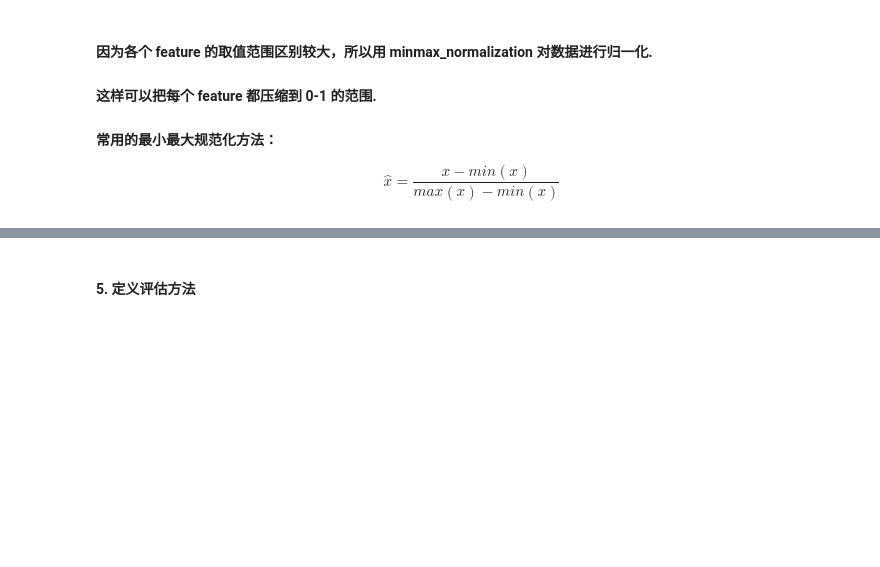
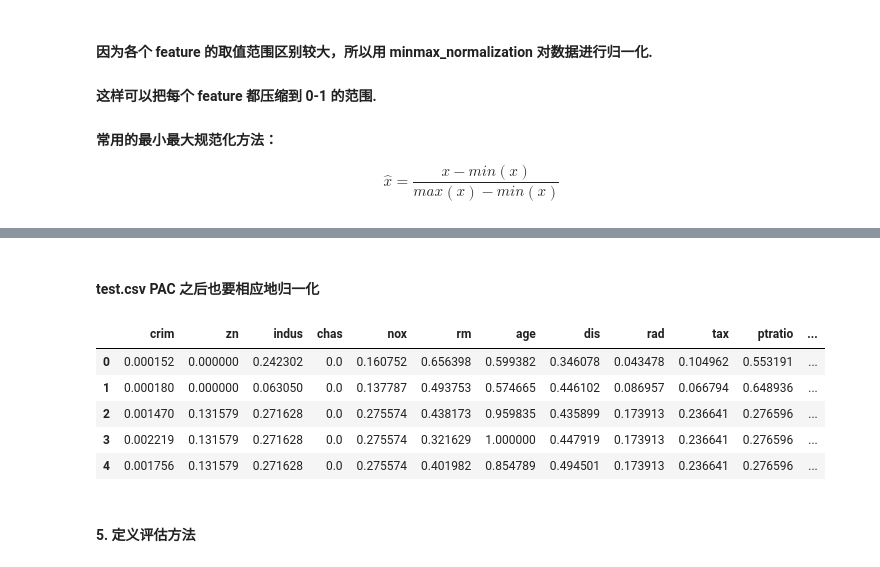
Before and after one commit to Questzzq/Machine_Learning, a Jupyter notebook: Version_1/Ver_1.ipynb, the cells around one changed output, grey strips where cells are left out. Saved outputs shown, nothing was run; the diff lists cells and outputs as text; code cells hidden in the pictures; blank space fills up the shorter version.

```diff
--- a/Version_1/Ver_1.ipynb
+++ b/Version_1/Ver_1.ipynb
@@ -271,3 +272,19 @@ X_train.head()
+# %% [markdown]
+#### **test.csv** PAC 之后也要相应地归一化
+# %%
+# 将 test_features 传入上面的规范化函数
+# 先去掉 test_features 的 ID 列
+test_features = test_features.drop('ID', axis = 1)
+# 规范化得到的数据存放在 m_n_newfeatures 中
+m_n_newfeature = minmax_normalization(test_features);
+m_n_newfeature.head()
+# %% [output]
+|  | crim | zn | indus | chas | nox | rm | age | dis | rad | tax | ptratio | ... |
+| 0 | 0.000152 | 0.000000 | 0.242302 | 0.0 | 0.160752 | 0.656398 | 0.599382 | 0.346078 | 0.043478 | 0.104962 | 0.553191 | ... |
+| 1 | 0.000180 | 0.000000 | 0.063050 | 0.0 | 0.137787 | 0.493753 | 0.574665 | 0.446102 | 0.086957 | 0.066794 | 0.648936 | ... |
+| 2 | 0.001470 | 0.131579 | 0.271628 | 0.0 | 0.275574 | 0.438173 | 0.959835 | 0.435899 | 0.173913 | 0.236641 | 0.276596 | ... |
+| 3 | 0.002219 | 0.131579 | 0.271628 | 0.0 | 0.275574 | 0.321629 | 1.000000 | 0.447919 | 0.173913 | 0.236641 | 0.276596 | ... |
+| 4 | 0.001756 | 0.131579 | 0.271628 | 0.0 | 0.275574 | 0.401982 | 0.854789 | 0.494501 | 0.173913 | 0.236641 | 0.276596 | ... |
 # %% [markdown]
 #### 5. 定义评估方法
 # %% [markdown]
```
Also changed, not shown: parts of 10 cells of this notebook, 1 other file.
